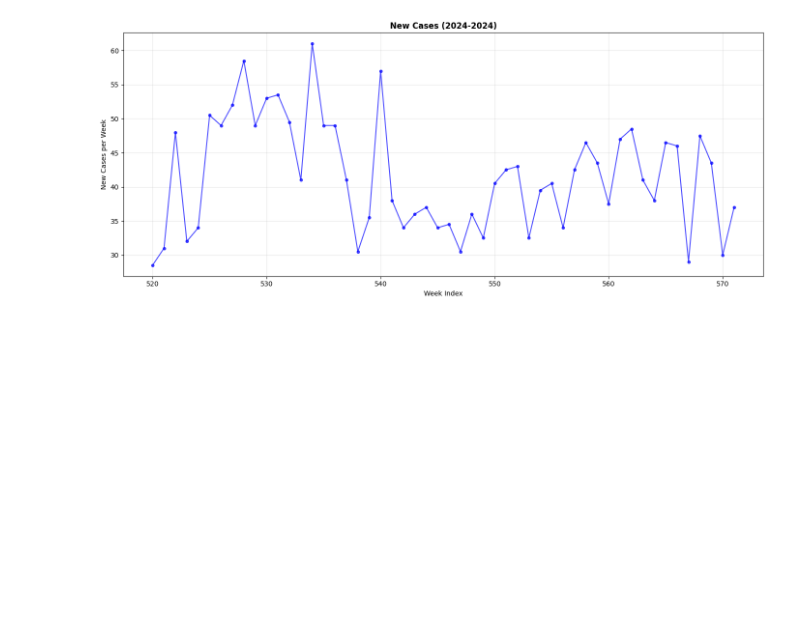
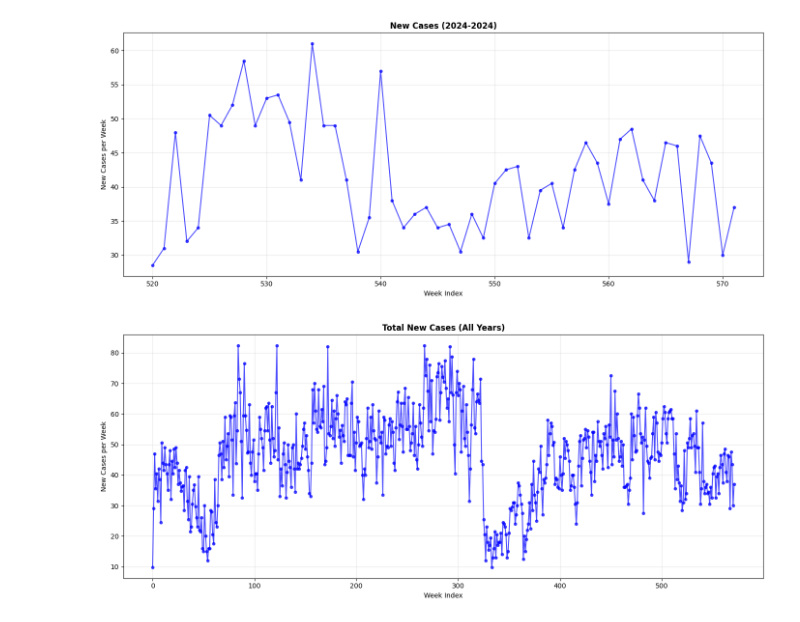
Before and after one commit to greyngs/alzheimer-forecasting-mexico, a Jupyter notebook: notebooks/5_data_hierarchy.ipynb, the cells around one changed output. Cells and saved outputs as stored; diff of their text form; code cells hidden in the pictures; blank space fills up the shorter version.

```diff
--- a/notebooks/5_data_hierarchy.ipynb
+++ b/notebooks/5_data_hierarchy.ipynb
@@ -225,3 +225,23 @@ plot_new_cases(df_national, years_per_plot=2)
 [figure]
 [figure]
 [figure]
+# %%
+def plot_total_new_cases(df):
+    # Sort the data by Year and Week
+    df = df.sort_values(['Year', 'Week']).reset_index(drop=True)
+
+    # Plot all data in one figure
+    fig, ax = plt.subplots(figsize=(14, 6))
+    ax.plot(df.index, df['New_Cases'], 'o-', alpha=0.7, color='blue', markersize=4)
+
+    ax.set_xlabel('Week Index')
+    ax.set_ylabel('New Cases per Week')
+    ax.set_title('Total New Cases (All Years)', weight='bold')
+    ax.grid(True, alpha=0.3)
+    plt.tight_layout()
+    plt.show()
+
+# Usage
+plot_total_new_cases(df_national)
+# %% [output]
+[figure, added]
```
Also changed, not shown: 3 other files.
